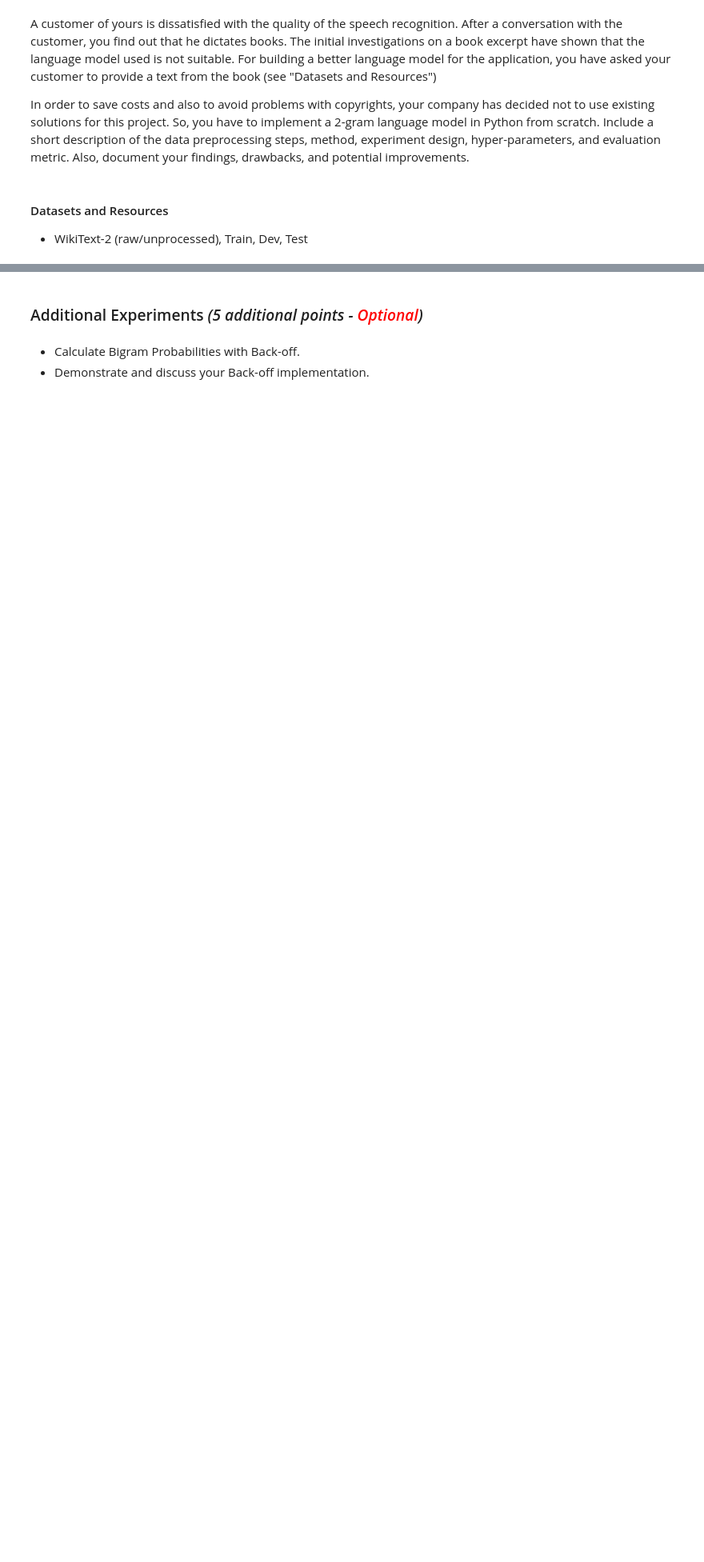
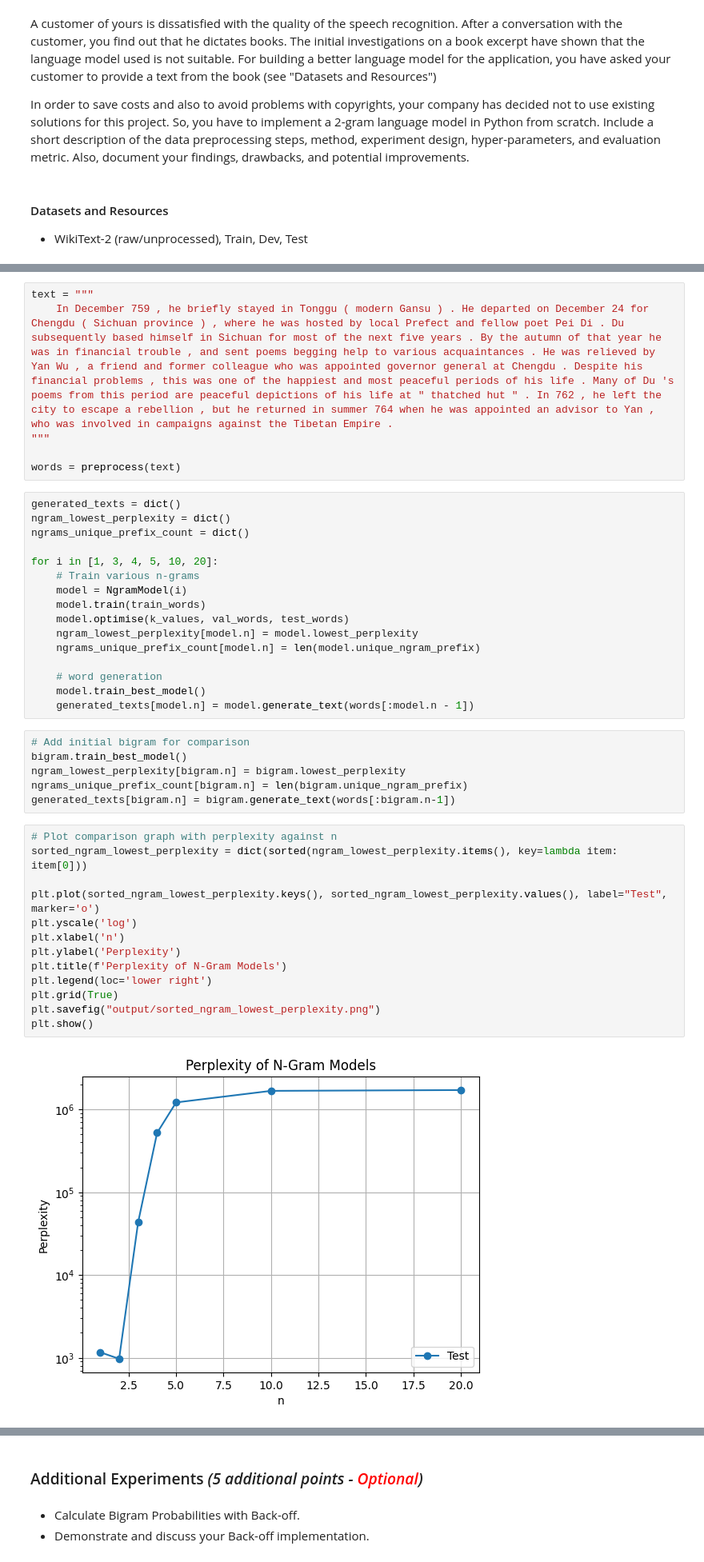
Before and after one commit to jdai01/CAI_NatL, a Jupyter notebook: Assignment 1/Assignment_1.ipynb, the cells around one changed output, grey strips where cells are left out. Shown at 80% size. Drawn from its saved outputs; the diff is of its cells as text; blank space fills up the shorter version.

```diff
--- a/Assignment 1/Assignment_1.ipynb
+++ b/Assignment 1/Assignment_1.ipynb
@@ -626,0 +512,43 @@ Final Test Perplexity: 294.43278604090057
+# %%
+text = """
+    In December 759 , he briefly stayed in Tonggu ( modern Gansu ) . He departed on December 24 for Chengdu ( Sichuan province ) , where he was hosted by local Prefect and fellow poet Pei Di . Du subsequently based himself in Sichuan for most of the next five years . By the autumn of that year he was in financial trouble , and sent poems begging help to various acquaintances . He was relieved by Yan Wu , a friend and former colleague who was appointed governor general at Chengdu . Despite his financial problems , this was one of the happiest and most peaceful periods of his life . Many of Du 's poems from this period are peaceful depictions of his life at " thatched hut " . In 762 , he left the city to escape a rebellion , but he returned in summer 764 when he was appointed an advisor to Yan , who was involved in campaigns against the Tibetan Empire .
+"""
+
+words = preprocess(text)
+# %%
+generated_texts = dict()
+ngram_lowest_perplexity = dict()
+ngrams_unique_prefix_count = dict()
+
+for i in [1, 3, 4, 5, 10, 20]:
+    # Train various n-grams
+    model = NgramModel(i)
+    model.train(train_words)
+    model.optimise(k_values, val_words, test_words)
+    ngram_lowest_perplexity[model.n] = model.lowest_perplexity
+    ngrams_unique_prefix_count[model.n] = len(model.unique_ngram_prefix)
+
+    # word generation
+    model.train_best_model()
+    generated_texts[model.n] = model.generate_text(words[:model.n - 1])
+# %%
+# Add initial bigram for comparison
+bigram.train_best_model()
+ngram_lowest_perplexity[bigram.n] = bigram.lowest_perplexity
+ngrams_unique_prefix_count[bigram.n] = len(bigram.unique_ngram_prefix)
+generated_texts[bigram.n] = bigram.generate_text(words[:bigram.n-1])
+# %%
+# Plot comparison graph with perplexity against n
+sorted_ngram_lowest_perplexity = dict(sorted(ngram_lowest_perplexity.items(), key=lambda item: item[0]))
+
+plt.plot(sorted_ngram_lowest_perplexity.keys(), sorted_ngram_lowest_perplexity.values(), label="Test", marker='o')
+plt.yscale('log')
+plt.xlabel('n')
+plt.ylabel('Perplexity')
+plt.title(f'Perplexity of N-Gram Models')
+plt.legend(loc='lower right')
+plt.grid(True)
+plt.savefig("output/sorted_ngram_lowest_perplexity.png")
+plt.show()
+# %% [output]
+[figure, added]
```
Also changed, not shown: parts of 25 cells of this notebook, 1 other file.
